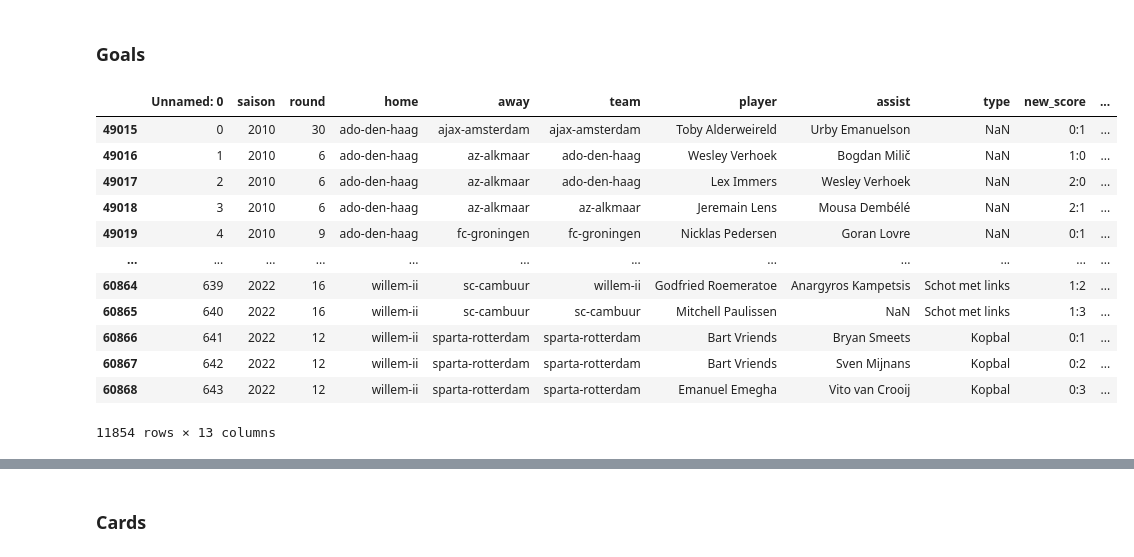
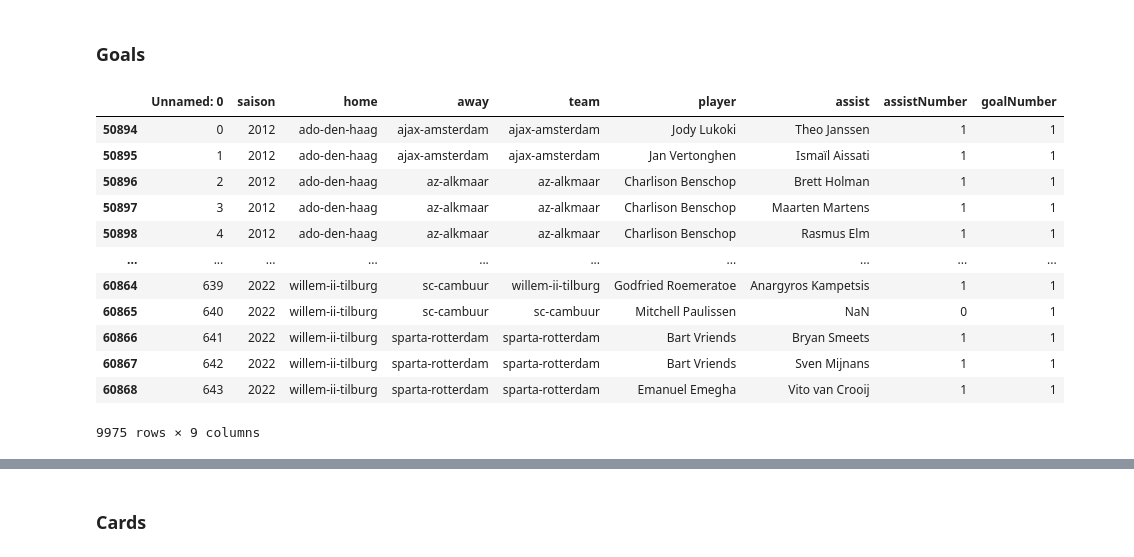
Before and after one commit to mohammedaljader/Football_Predictions_ML, a Jupyter notebook: notebook.ipynb, the cells around one changed output, grey strips where cells are left out. Drawn from its saved outputs; the diff is of its cells as text; code cells hidden in the pictures.

```diff
--- a/notebook.ipynb
+++ b/notebook.ipynb
@@ -42,41 +43,41 @@ def DuplicatesGoals(previousName: str, newName: str ):
 def toOneSeason(season):
     return season[5:len(season)]
 # %%
-# we drop the unneccesary columns
-raw_goals_file.drop(columns=['new_score','type','minute','round'])
-
 # Some clubs have different names
 # We replace it to one name
 DuplicatesGoals("afc-ajax", "ajax-amsterdam")
+DuplicatesGoals("willem-ii", "willem-ii-tilburg")
+
+# convert the season to int
 raw_goals_file['saison'] = raw_goals_file['saison'].apply(toOneSeason)
 raw_goals_file['saison'] = raw_goals_file['saison'].astype(int)
 
-filterSeason = raw_goals_file[(raw_goals_file['saison'] >= 2010)]
+# filter the last 10 seasons
+filterSeason = raw_goals_file[(raw_goals_file['saison'] >= 2012)]
 
-
+# make new dataframe in order to aggregate
 dfGoals = pd.DataFrame(filterSeason)
 
 # We use assist function for both 'assist' and 'player' colunms to count the assists and goals for each game
 assistNumber = raw_goals_file['assist'].apply(assist)
 goalNumber = raw_goals_file['player'].apply(assist)
 
 dfGoals['assistNumber'] = assistNumber
 dfGoals['goalNumber'] = goalNumber
 
+# we drop the unneccesary columns
 dfGoals.drop(columns=['new_score','type','minute','round'])
-dfGoals
-# filtered_assists
 # %% [output]
-|  | Unnamed: 0 | saison | round | home | away | team | player | assist | type | new_score | ... |
-| 49015 | 0 | 2010 | 30 | ado-den-haag | ajax-amsterdam | ajax-amsterdam | Toby Alderweireld | Urby Emanuelson | NaN | 0:1 | ... |
-| 49016 | 1 | 2010 | 6 | ado-den-haag | az-alkmaar | ado-den-haag | Wesley Verhoek | Bogdan Milič | NaN | 1:0 | ... |
-| 49017 | 2 | 2010 | 6 | ado-den-haag | az-alkmaar | ado-den-haag | Lex Immers | Wesley Verhoek | NaN | 2:0 | ... |
-| 49018 | 3 | 2010 | 6 | ado-den-haag | az-alkmaar | az-alkmaar | Jeremain Lens | Mousa Dembélé | NaN | 2:1 | ... |
-| 49019 | 4 | 2010 | 9 | ado-den-haag | fc-groningen | fc-groningen | Nicklas Pedersen | Goran Lovre | NaN | 0:1 | ... |
-| ... | ... | ... | ... | ... | ... | ... | ... | ... | ... | ... | ... |
-| 60864 | 639 | 2022 | 16 | willem-ii | sc-cambuur | willem-ii | Godfried Roemeratoe | Anargyros Kampetsis | Schot met links | 1:2 | ... |
-| 60865 | 640 | 2022 | 16 | willem-ii | sc-cambuur | sc-cambuur | Mitchell Paulissen | NaN | Schot met links | 1:3 | ... |
-| 60866 | 641 | 2022 | 12 | willem-ii | sparta-rotterdam | sparta-rotterdam | Bart Vriends | Bryan Smeets | Kopbal | 0:1 | ... |
-| 60867 | 642 | 2022 | 12 | willem-ii | sparta-rotterdam | sparta-rotterdam | Bart Vriends | Sven Mijnans | Kopbal | 0:2 | ... |
-| 60868 | 643 | 2022 | 12 | willem-ii | sparta-rotterdam | sparta-rotterdam | Emanuel Emegha | Vito van Crooij | Kopbal | 0:3 | ... |
+|  | Unnamed: 0 | saison | home | away | team | player | assist | assistNumber | goalNumber |
+| 50894 | 0 | 2012 | ado-den-haag | ajax-amsterdam | ajax-amsterdam | Jody Lukoki | Theo Janssen | 1 | 1 |
+| 50895 | 1 | 2012 | ado-den-haag | ajax-amsterdam | ajax-amsterdam | Jan Vertonghen | Ismaïl Aissati | 1 | 1 |
+| 50896 | 2 | 2012 | ado-den-haag | az-alkmaar | az-alkmaar | Charlison Benschop | Brett Holman | 1 | 1 |
+| 50897 | 3 | 2012 | ado-den-haag | az-alkmaar | az-alkmaar | Charlison Benschop | Maarten Martens | 1 | 1 |
+| 50898 | 4 | 2012 | ado-den-haag | az-alkmaar | az-alkmaar | Charlison Benschop | Rasmus Elm | 1 | 1 |
+| ... | ... | ... | ... | ... | ... | ... | ... | ... | ... |
+| 60864 | 639 | 2022 | willem-ii-tilburg | sc-cambuur | willem-ii-tilburg | Godfried Roemeratoe | Anargyros Kampetsis | 1 | 1 |
+| 60865 | 640 | 2022 | willem-ii-tilburg | sc-cambuur | sc-cambuur | Mitchell Paulissen | NaN | 0 | 1 |
+| 60866 | 641 | 2022 | willem-ii-tilburg | sparta-rotterdam | sparta-rotterdam | Bart Vriends | Bryan Smeets | 1 | 1 |
+| 60867 | 642 | 2022 | willem-ii-tilburg | sparta-rotterdam | sparta-rotterdam | Bart Vriends | Sven Mijnans | 1 | 1 |
+| 60868 | 643 | 2022 | willem-ii-tilburg | sparta-rotterdam | sparta-rotterdam | Emanuel Emegha | Vito van Crooij | 1 | 1 |
-11854 rows × 13 columns
+9975 rows × 9 columns
```
Also changed, not shown: parts of 16 cells of this notebook.
